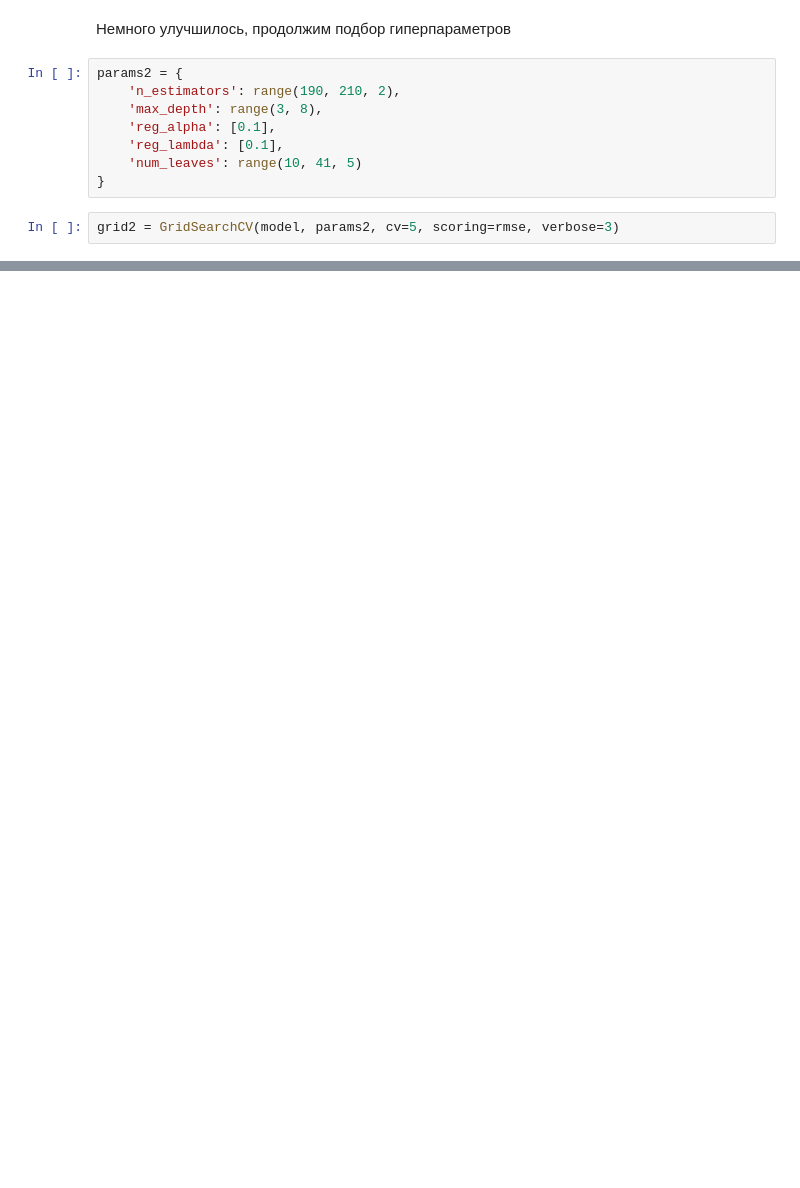
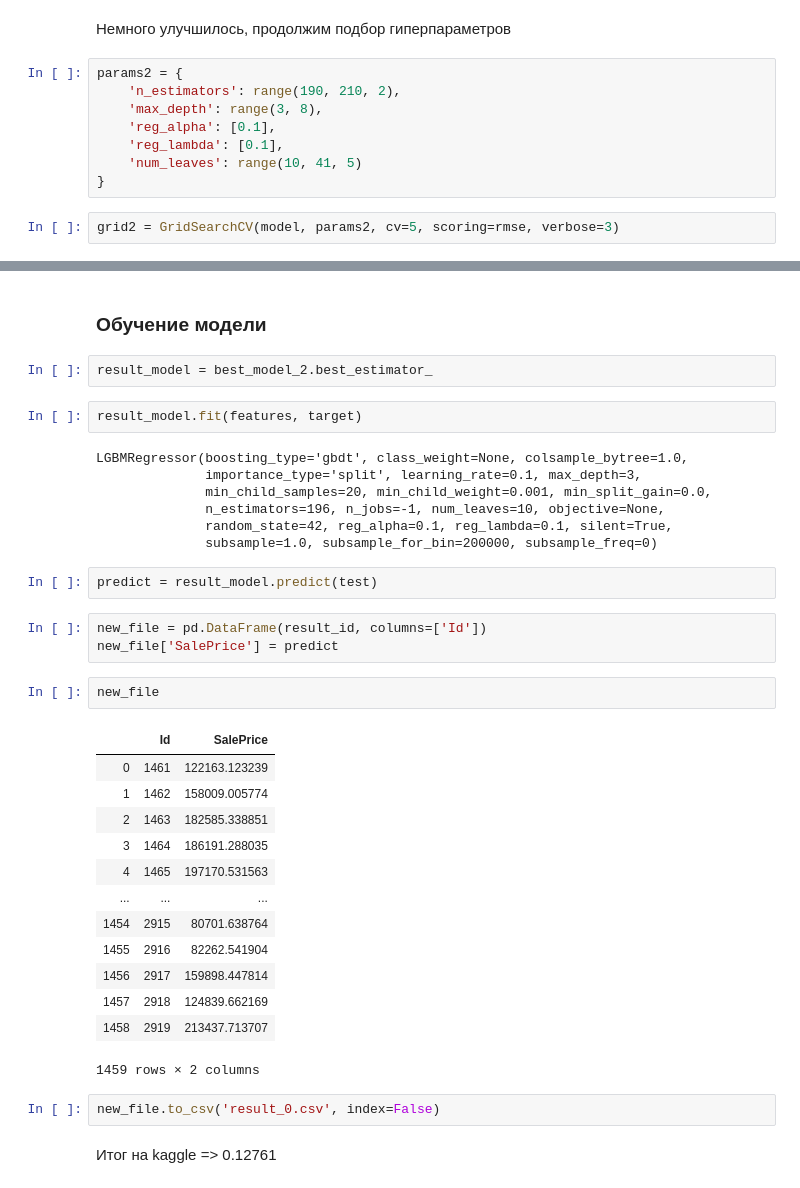
Before and after one commit to rusantsovsv/my_kaggle, a Jupyter notebook: house_prices/house_prices_model.ipynb, the cells around one changed output, grey strips where cells are left out. Drawn from its saved outputs; the diff is of its cells as text; blank space fills up the shorter version.

Commit message:
result 0.12761

```diff
--- a/house_prices/house_prices_model.ipynb
+++ b/house_prices/house_prices_model.ipynb
@@ -209,0 +209,38 @@ Wall time: 209 ms
+# %% [markdown]
+### Обучение модели
+# %%
+result_model = best_model_2.best_estimator_
+# %%
+result_model.fit(features, target)
+# %% [output]
+LGBMRegressor(boosting_type='gbdt', class_weight=None, colsample_bytree=1.0,
+              importance_type='split', learning_rate=0.1, max_depth=3,
+              min_child_samples=20, min_child_weight=0.001, min_split_gain=0.0,
+              n_estimators=196, n_jobs=-1, num_leaves=10, objective=None,
+              random_state=42, reg_alpha=0.1, reg_lambda=0.1, silent=True,
+              subsample=1.0, subsample_for_bin=200000, subsample_freq=0)
+# %%
+predict = result_model.predict(test)
+# %%
+new_file = pd.DataFrame(result_id, columns=['Id'])
+new_file['SalePrice'] = predict
+# %%
+new_file
+# %% [output]
+|  | Id | SalePrice |
+| 0 | 1461 | 122163.123239 |
+| 1 | 1462 | 158009.005774 |
+| 2 | 1463 | 182585.338851 |
+| 3 | 1464 | 186191.288035 |
+| 4 | 1465 | 197170.531563 |
+| ... | ... | ... |
+| 1454 | 2915 | 80701.638764 |
+| 1455 | 2916 | 82262.541904 |
+| 1456 | 2917 | 159898.447814 |
+| 1457 | 2918 | 124839.662169 |
+| 1458 | 2919 | 213437.713707 |
+1459 rows × 2 columns
+# %%
+new_file.to_csv('result_0.csv', index=False)
+# %% [markdown]
+Итог на kaggle => 0.12761
```
Also changed, not shown: parts of 7 cells of this notebook, 1 other file.
